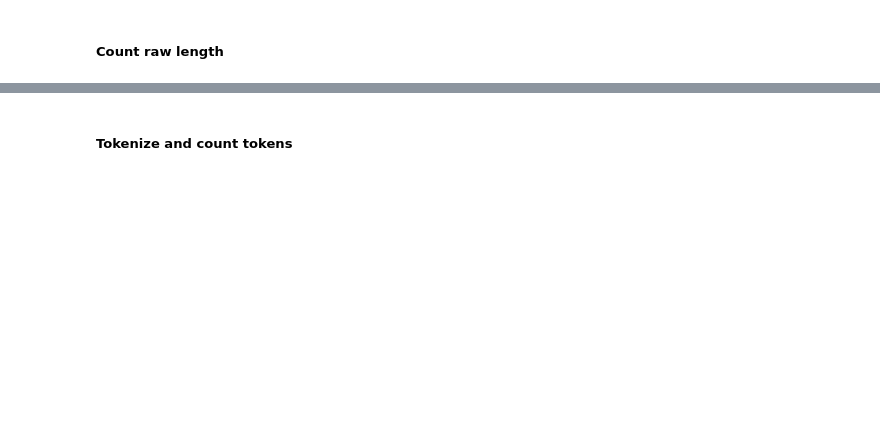
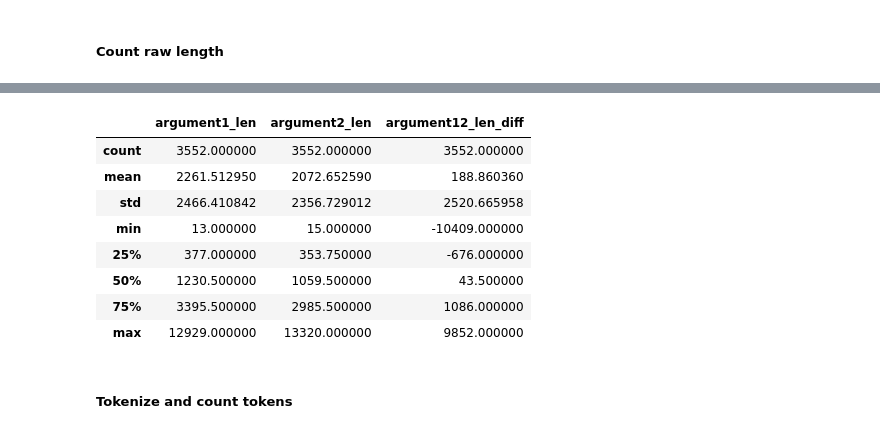
Before and after one commit to webis-de/SAMESIDE-19, a Jupyter notebook: same-side-classification-bert-BCE-prolog+epilog.ipynb, the cells around one changed output, grey strips where cells are left out. Saved outputs shown, nothing was run; the diff lists cells and outputs as text; code cells hidden in the pictures; blank space fills up the shorter version.

```diff
--- a/same-side-classification-bert-BCE-prolog+epilog.ipynb
+++ b/same-side-classification-bert-BCE-prolog+epilog.ipynb
@@ -231,3 +293,15 @@ within_traindev_df.describe()
+# %%
+within_test_df.describe()
+# %% [output]
+|  | argument1_len | argument2_len | argument12_len_diff |
+| count | 3552.000000 | 3552.000000 | 3552.000000 |
+| mean | 2261.512950 | 2072.652590 | 188.860360 |
+| std | 2466.410842 | 2356.729012 | 2520.665958 |
+| min | 13.000000 | 15.000000 | -10409.000000 |
+| 25% | 377.000000 | 353.750000 | -676.000000 |
+| 50% | 1230.500000 | 1059.500000 | 43.500000 |
+| 75% | 3395.500000 | 2985.500000 | 1086.000000 |
+| max | 12929.000000 | 13320.000000 | 9852.000000 |
 # %% [markdown]
 ##### Tokenize and count tokens
 # %%
```
Also changed, not shown: parts of 45 cells of this notebook, 1 other file.
